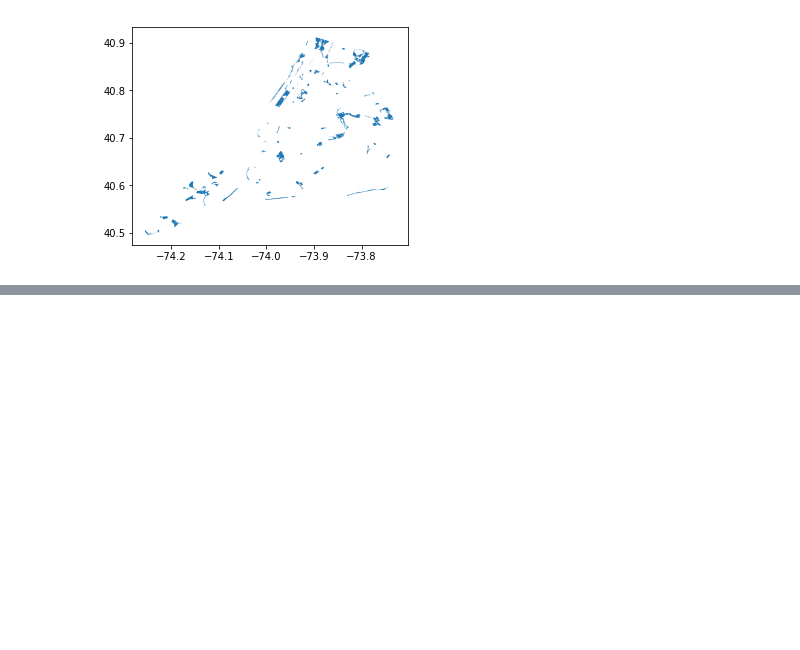
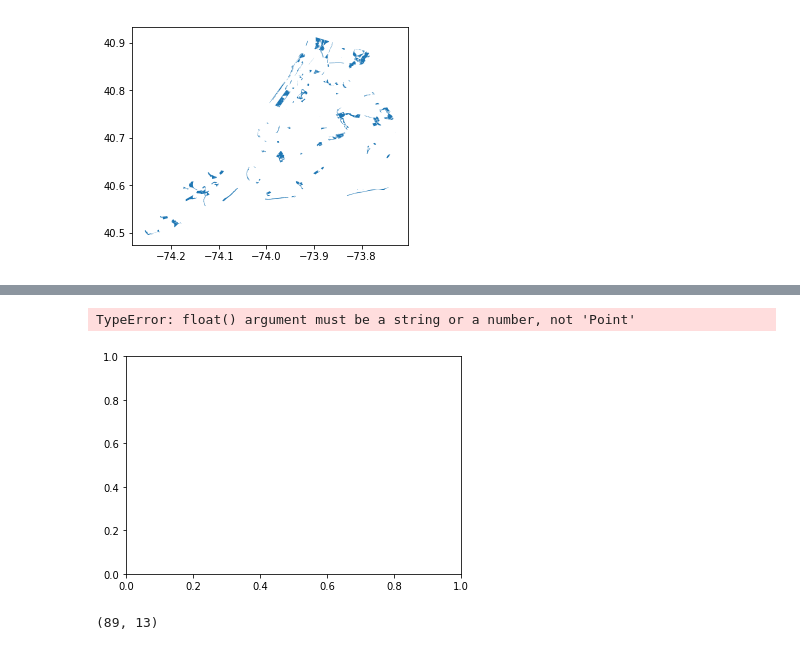
Before and after one commit to rohuniyer/How-greenspace-makes-the-green, a Jupyter notebook: greenspace.ipynb, the cells around one changed output, grey strips where cells are left out. Cells and saved outputs as stored; diff of their text form; code cells hidden in the pictures; blank space fills up the shorter version.

```diff
--- a/greenspace.ipynb
+++ b/greenspace.ipynb
@@ -295,0 +369,9 @@ facility.plot()
+# %%
+plt.hlines(facility['Center'], xmin=0, xmax=len(facility), lw=1.)
+# %% [output]
+TypeError: float() argument must be a string or a number, not 'Point'
+[figure, added]
+# %%
+facility.shape
+# %% [output]
+(89, 13)
```
Also changed, not shown: parts of 14 cells of this notebook, 4 other files.
